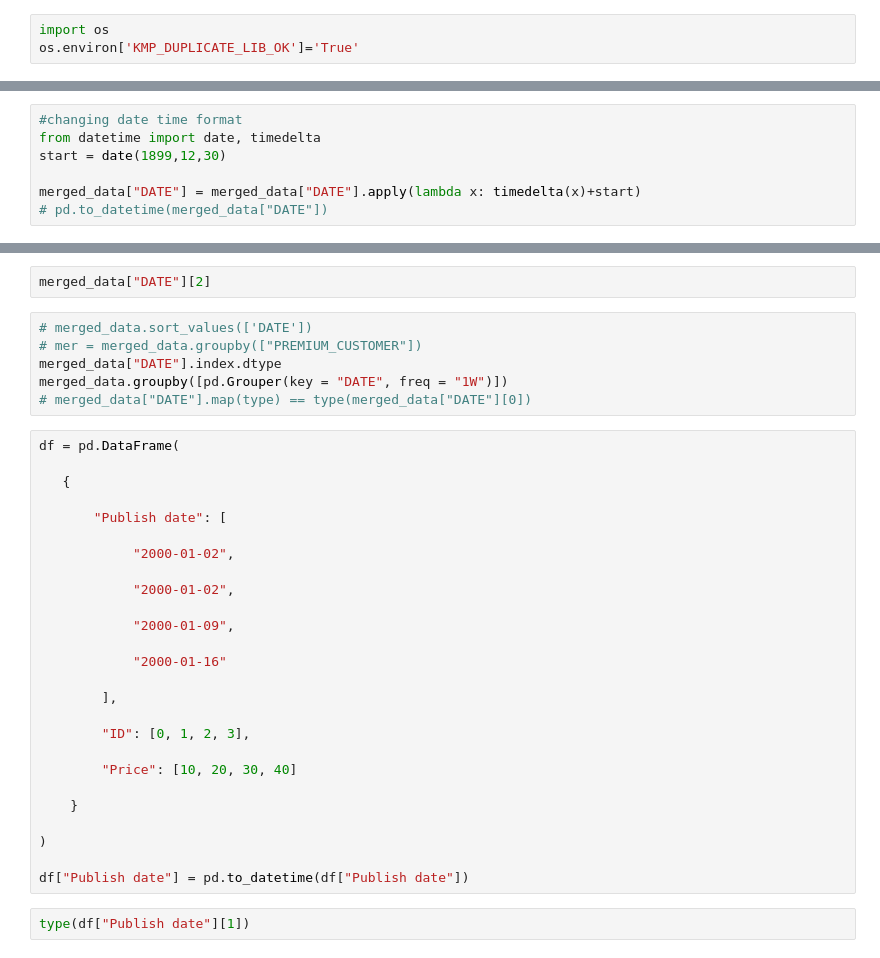
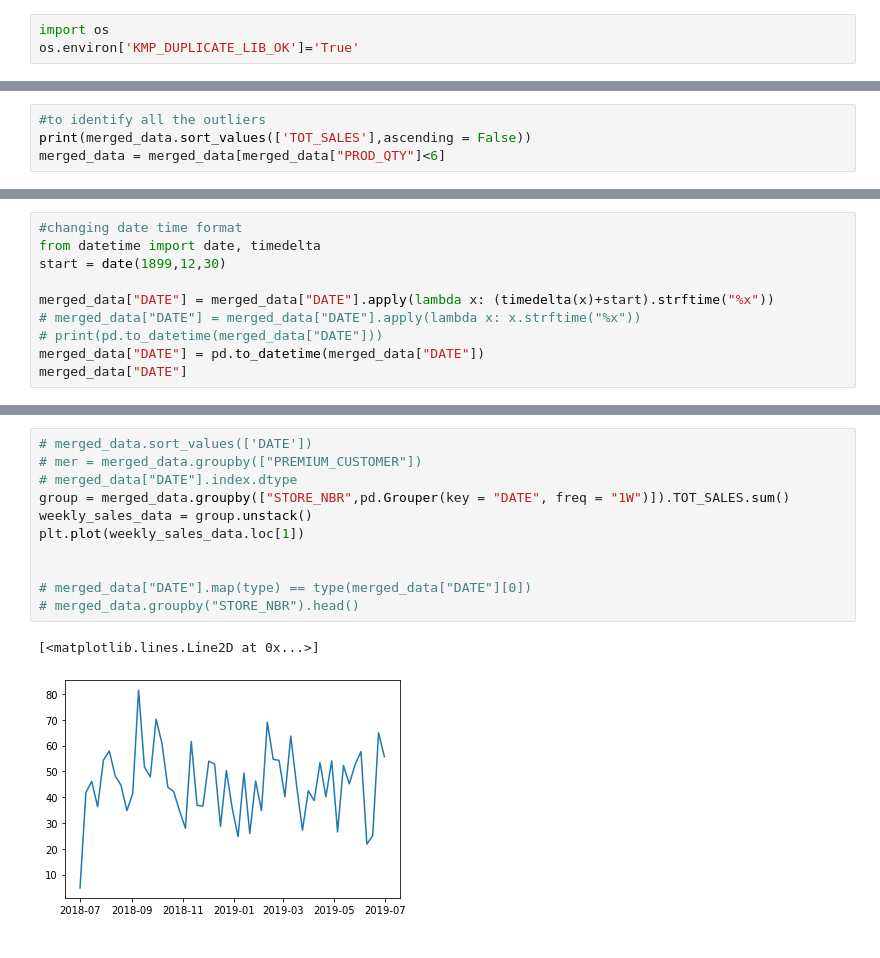
Before and after one commit to batwhite/Data-Science-Project, a Jupyter notebook: Analysis.ipynb, the cells around one changed output, grey strips where cells are left out. Cells and saved outputs as stored; diff of their text form.

```diff
--- a/Analysis.ipynb
+++ b/Analysis.ipynb
@@ -67,0 +127,4 @@ unique_prod
+# %%
+#to identify all the outliers
+print(merged_data.sort_values(['TOT_SALES'],ascending = False))
+merged_data = merged_data[merged_data["PROD_QTY"]<6]
@@ -73,5 +164,8 @@ split_prods
 from datetime import date, timedelta
 start = date(1899,12,30)
 
-merged_data["DATE"] = merged_data["DATE"].apply(lambda x: timedelta(x)+start)
-# pd.to_datetime(merged_data["DATE"])
+merged_data["DATE"] = merged_data["DATE"].apply(lambda x: (timedelta(x)+start).strftime("%x"))
+# merged_data["DATE"] = merged_data["DATE"].apply(lambda x: x.strftime("%x"))
+# print(pd.to_datetime(merged_data["DATE"]))
+merged_data["DATE"] = pd.to_datetime(merged_data["DATE"])
+merged_data["DATE"]
@@ -78,36 +185,14 @@ merged_data["DATE"] = merged_data["DATE"].apply(lambda x: timedelta(x)+start)
-# %%
-merged_data["DATE"][2]
 # %%
 # merged_data.sort_values(['DATE'])
 # mer = merged_data.groupby(["PREMIUM_CUSTOMER"])
-merged_data["DATE"].index.dtype
-merged_data.groupby([pd.Grouper(key = "DATE", freq = "1W")])
+# merged_data["DATE"].index.dtype
+group = merged_data.groupby(["STORE_NBR",pd.Grouper(key = "DATE", freq = "1W")]).TOT_SALES.sum()
+weekly_sales_data = group.unstack()
+plt.plot(weekly_sales_data.loc[1])
+
+
 # merged_data["DATE"].map(type) == type(merged_data["DATE"][0])
+# merged_data.groupby("STORE_NBR").head()
+# %% [output]
+[<matplotlib.lines.Line2D at 0x...>]
+[figure, added]
-# %%
-df = pd.DataFrame(
-
-   {
-
-       "Publish date": [
-
-            "2000-01-02",
-
-            "2000-01-02",
-
-            "2000-01-09",
-
-            "2000-01-16"
-
-        ],
-
-        "ID": [0, 1, 2, 3],
-
-        "Price": [10, 20, 30, 40]
-
-    }
-
-)
-
-df["Publish date"] = pd.to_datetime(df["Publish date"])
-# %%
-type(df["Publish date"][1])
```
Also changed, not shown: parts of 19 cells of this notebook.
